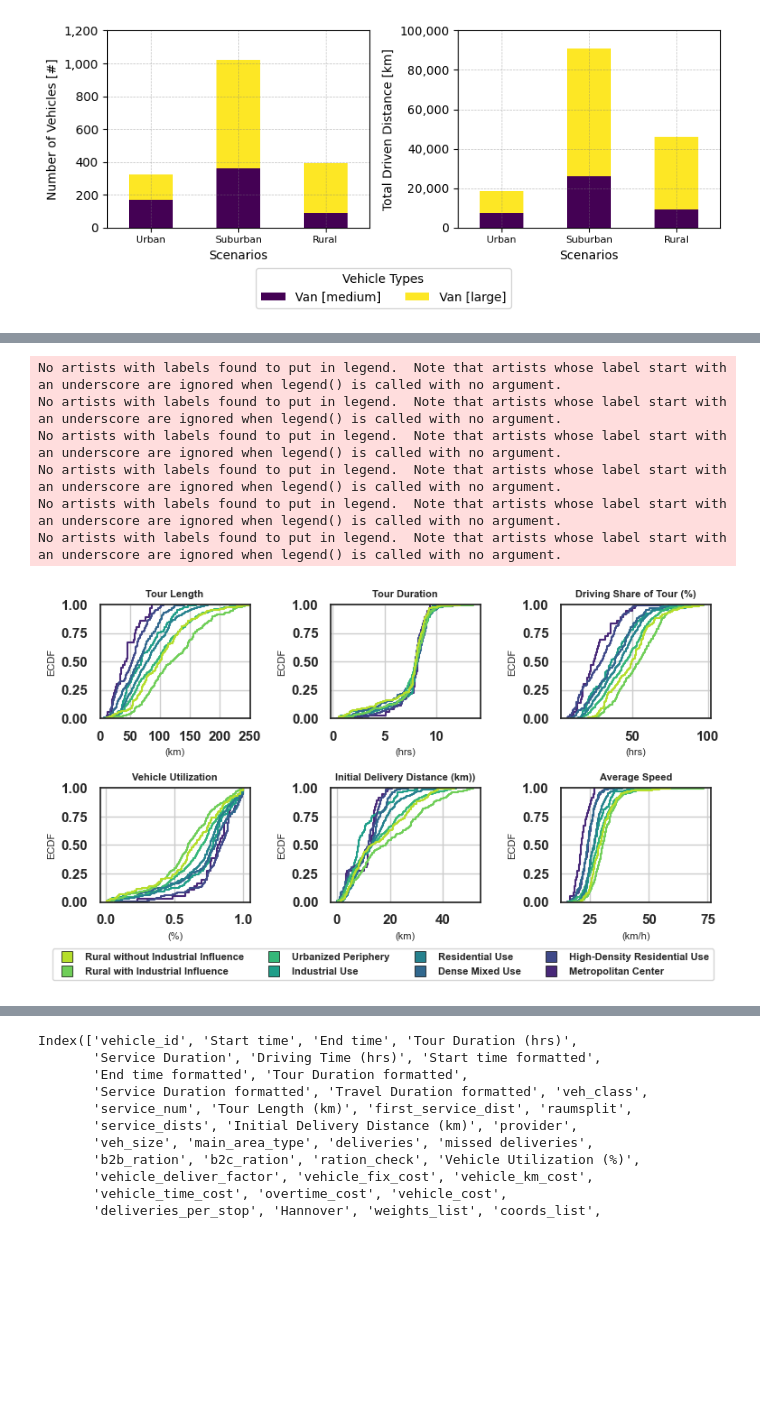
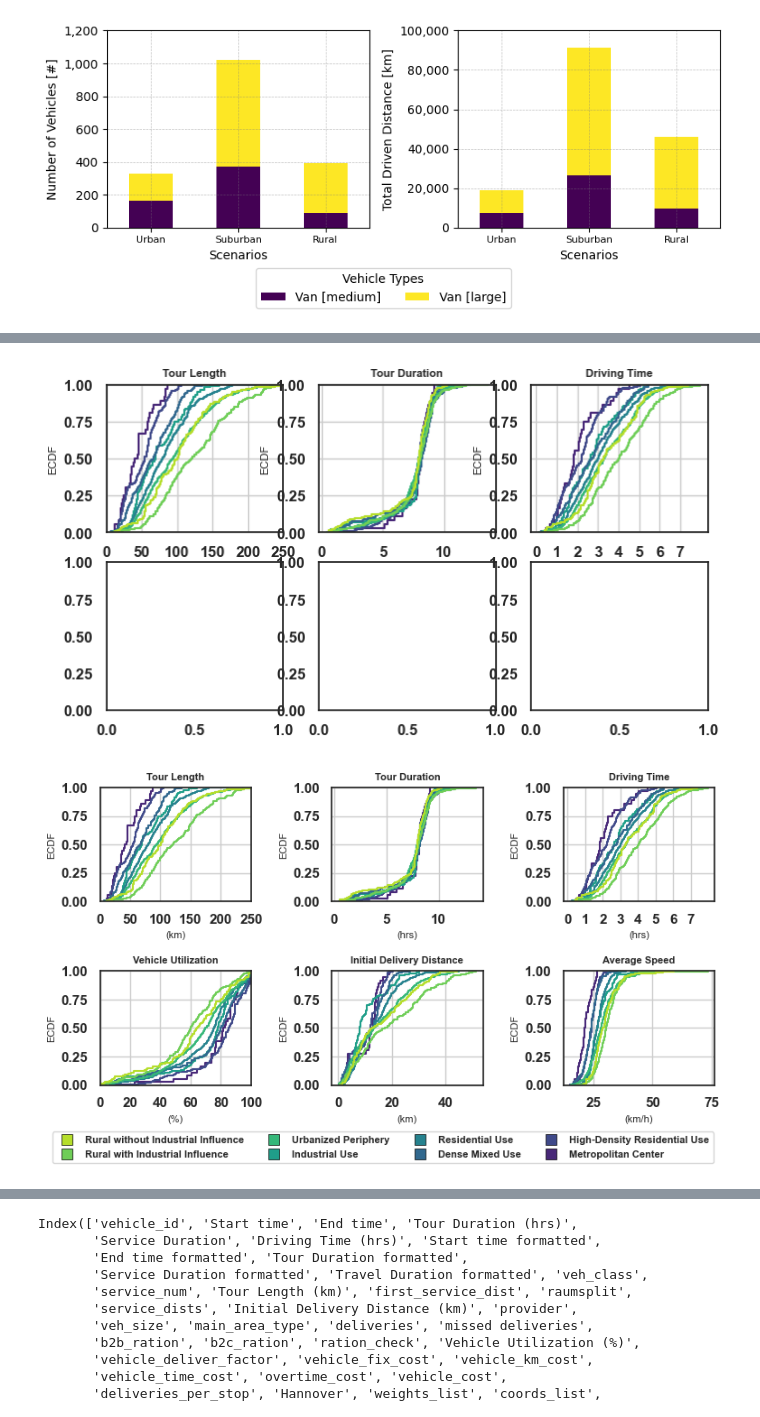
Before and after one commit to TUBS-IVS/HAGRID, a Jupyter notebook: parcel-analysis/result-analysis-matsim.ipynb, the cells around one changed output, grey strips where cells are left out. Saved outputs shown, nothing was run; the diff lists cells and outputs as text; code cells hidden in the pictures; blank space fills up the shorter version.

```diff
--- a/parcel-analysis/result-analysis-matsim.ipynb
+++ b/parcel-analysis/result-analysis-matsim.ipynb
@@ -1066,7 +1067,8 @@ plzList = ["30159", "30161", "30163", "30165", "30167", "30169", "30171", "30173
            "30625" , "30627", "30629", "30655", "30657", "30659", "30669", "31303", "31303"]
 
 # This is the path to the folder where input files are stored.
-folderPath = "Input/SimRes/500-it/basecase_13052025/"
+# folderPath = "Input/SimRes/500-it/basecase_13052025/"
+folderPath = "Input/SimRes/BC_500_it_no_reduction/"
 
 file = ""
 
@@ -1773,6 +1775,10 @@ import matplotlib.pyplot as plt
 import seaborn as sns
 import pandas as pd
 import matplotlib.ticker as mticker
+
+sns.set()
+import matplotlib as mpl
+mpl.rcParams.update(mpl.rcParamsDefault)
 
 # Group by 'main_area_type' and aggregate data
 aggregated_df = bc.groupby(['area_type_agg', "veh_size"]).agg({
@@ -1856,7 +1862,7 @@ axs[0].grid(True, linestyle='--', linewidth=0.5, color='gray', alpha=0.5, zorder
 axs[1].grid(True, linestyle='--', linewidth=0.5, color='gray', alpha=0.5, zorder = 100)
 
 # plt.savefig('veh_distance_comparison.png', dpi=fig.dpi)
-# plt.savefig("veh_distance_comparison.pdf", format='pdf', dpi=300 , bbox_inches='tight')
+plt.savefig("veh_distance_comparison.pdf", format='pdf', dpi=300 , bbox_inches='tight')
 plt.show()
 # %% [output]
 [figure]
@@ -2257,0 +2258,9 @@ bc
+# %%
+sns.set_theme(style='white', palette='mako', rc={'figure.figsize':(7.8, 7.8)})
+
+
+mpl.rc('font', weight='bold')
+
+# Adjust the size of ticks
+mpl.rc('xtick', labelsize=8)
+mpl.rc('ytick', labelsize=8)
@@ -2258,10 +2336,12 @@ bc
+# %%
+bc['Vehicle Utilization (%)2'] = bc['Vehicle Utilization (%)'] * 100
 # %%
 # Map the numbers to the area descriptions
 bc['main_area_type_desc'] = bc['main_area_type'].astype(str).map(category_dict)
 
 # Select only the necessary columns
-bc_selected = bc[['Tour Length (km)', 'Tour Duration (hrs)', 'Driving Share of Tour (%)',
-                  'Vehicle Utilization (%)', 'Initial Delivery Distance (km)',
+bc_selected = bc[['Tour Length (km)', 'Tour Duration (hrs)', 'Driving Time (hrs)',
+                  'Vehicle Utilization (%)2', 'Initial Delivery Distance (km)',
                   'Average Speed (km/h)','main_area_type_desc']]
 
 sns.set_theme(style='white', palette='mako', rc={'figure.figsize':(7.8, 7.8)})
@@ -2273,12 +2353,12 @@ fig, axes = plt.subplots(nrows=2, ncols=3, figsize=(7.8, 4.25))
 
 # Define the titles for the plots
 plot_titles = ['Tour Length', 'Tour Duration',
-               'Driving Share of Tour (%)', 'Vehicle Utilization',
-               'Initial Delivery Distance (km))', 'Average Speed']
+               'Driving Time', 'Vehicle Utilization',
+               'Initial Delivery Distance', 'Average Speed']
 
 # Define the DataFrame and x-axis column names for each subplot
 x_axes_cols = ['Tour Length (km)', 'Tour Duration (hrs)',
-               'Driving Share of Tour (%)', 'Vehicle Utilization (%)',
+               'Driving Time (hrs)', 'Vehicle Utilization (%)2',
                'Initial Delivery Distance (km)', 'Average Speed (km/h)']
 
 
@@ -2295,41 +2375,39 @@ for i, ax in enumerate(axes.flat):
     sns.ecdfplot(data=bc_selected, x=x_axes_cols[i], ax=ax , hue=hue_col_name, palette=category_color_dict)
     ax.set_title(plot_titles[i], fontsize= 8, weight = 'bold')
     ax.set_xlabel(x_axis_labels[i], fontsize= 8)  # Adding x-axis label
     ax.set_ylabel('ECDF', fontsize= 8)
     ax.grid(True)
     ax.legend().set_visible(False)  # Hide individual legends on each subplot
 
     # Set x-axis ticks for specific plots
     if plot_titles[i] == 'Tour Length':
         ax.set_xticks(range(0, 251, 50))
         ax.set_xlim(0, 250)
     elif plot_titles[i] == 'Driving Time':
         ax.set_xticks(range(0, 8, 1))
+    elif plot_titles[i] == 'Vehicle Utilization':
+        ax.set_xticks(range(0, 110, 20))
+        ax.set_xlim(0, 100)
 
 
 # # Create a custom legend outside the subplots
 custom_legend_labels = list(category_color_dict.keys())[::-1] # Replace with actual legend labels
 # fig.legend(custom_legend_labels, loc='upper center', ncol=4, bbox_to_anchor=(0.5, 0.035), fontsize= 8)
 
 # Create a custom legend outside the subplots
 handles = [plt.Line2D([0], [0], marker='s', color='w', markerfacecolor=v, markeredgewidth=0.5, markeredgecolor='black', markersize=8) for v in reversed(palette_dict.values())]
 fig.legend(handles, custom_legend_labels, loc='upper center', ncol=4, bbox_to_anchor=(0.5, 0.035), fontsize= 8)
 
 # Adjust the layout for better spacing
 plt.tight_layout(rect=[0, 0.001, 1, 0.9999])  # Include space for the custom legend at the bottom
 
 # Save the figure
-# plt.savefig("diff_distribution_visualization.pdf", dpi=300, bbox_inches='tight')
+plt.savefig("diff_distribution_visualization.pdf", dpi=300, bbox_inches='tight')
 # Show the plots
 plt.show()
 # %% [output]
-No artists with labels found to put in legend.  Note that artists whose label start with an underscore are ignored when legend() is called with no argument.
-No artists with labels found to put in legend.  Note that artists whose label start with an underscore are ignored when legend() is called with no argument.
-No artists with labels found to put in legend.  Note that artists whose label start with an underscore are ignored when legend() is called with no argument.
-No artists with labels found to put in legend.  Note that artists whose label start with an underscore are ignored when legend() is called with no argument.
-No artists with labels found to put in legend.  Note that artists whose label start with an underscore are ignored when legend() is called with no argument.
-No artists with labels found to put in legend.  Note that artists whose label start with an underscore are ignored when legend() is called with no argument.
-[figure, old version]
+[figure, new version]
+[figure, added]
 # %%
 sns.set_theme(style='white', palette='mako', rc={'figure.figsize':(7.8, 7.8)})
 
```
Also changed, not shown: parts of 36 cells of this notebook, 22 other files.
